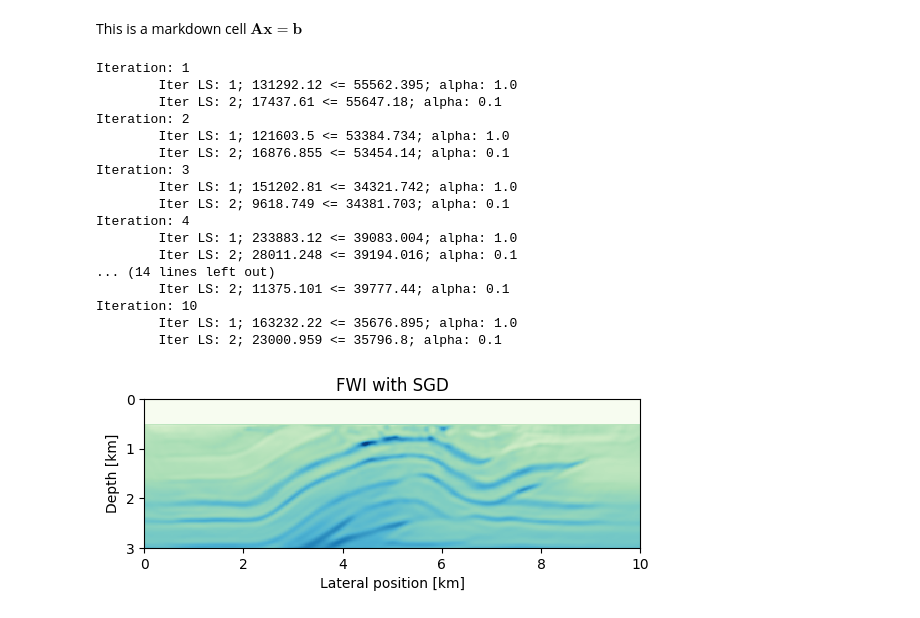
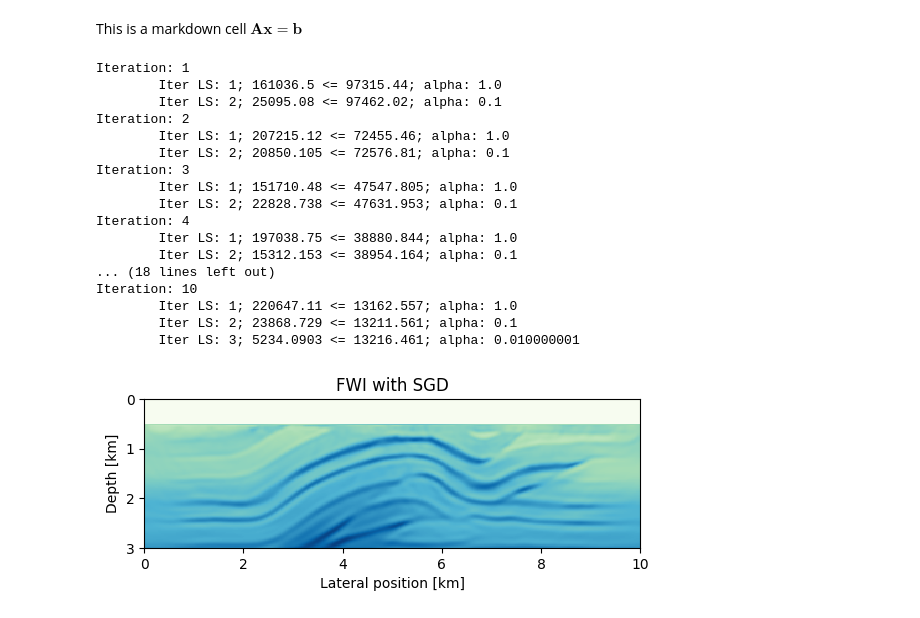
Before and after one commit to seg/tutorials-2018, a Jupyter notebook: 1802_FWI_Inversion/Notebook/full_waveform_inversion.ipynb, the cells around one changed output. Cells and saved outputs as stored; diff of their text form; code cells hidden in the pictures.

```diff
--- a/1802_FWI_Inversion/Notebook/full_waveform_inversion.ipynb
+++ b/1802_FWI_Inversion/Notebook/full_waveform_inversion.ipynb
@@ -69,7 +69,7 @@ mmin = vec((1f0./vmax).^2);
 mmax = vec((1f0./vmin).^2);
 # %%
 maxiter = 10
-batchsize = 4
+batchsize = 8
 proj(x) = reshape(median([vec(mmin) vec(x) vec(mmax)],2), model0.n)
 fhistory = zeros(Float32,maxiter)
 
@@ -89,27 +89,27 @@ for j=1:maxiter
 end
 # %% [output]
 Iteration: 1
-        Iter LS: 1; 131292.12 <= 55562.395; alpha: 1.0
-        Iter LS: 2; 17437.61 <= 55647.18; alpha: 0.1
+        Iter LS: 1; 161036.5 <= 97315.44; alpha: 1.0
+        Iter LS: 2; 25095.08 <= 97462.02; alpha: 0.1
 Iteration: 2
-        Iter LS: 1; 121603.5 <= 53384.734; alpha: 1.0
-        Iter LS: 2; 16876.855 <= 53454.14; alpha: 0.1
+        Iter LS: 1; 207215.12 <= 72455.46; alpha: 1.0
+        Iter LS: 2; 20850.105 <= 72576.81; alpha: 0.1
 Iteration: 3
-        Iter LS: 1; 151202.81 <= 34321.742; alpha: 1.0
-        Iter LS: 2; 9618.749 <= 34381.703; alpha: 0.1
+        Iter LS: 1; 151710.48 <= 47547.805; alpha: 1.0
+        Iter LS: 2; 22828.738 <= 47631.953; alpha: 0.1
 Iteration: 4
-        Iter LS: 1; 233883.12 <= 39083.004; alpha: 1.0
-        Iter LS: 2; 28011.248 <= 39194.016; alpha: 0.1
-... (14 lines left out)
-        Iter LS: 2; 11375.101 <= 39777.44; alpha: 0.1
+        Iter LS: 1; 197038.75 <= 38880.844; alpha: 1.0
+        Iter LS: 2; 15312.153 <= 38954.164; alpha: 0.1
+... (18 lines left out)
 Iteration: 10
-        Iter LS: 1; 163232.22 <= 35676.895; alpha: 1.0
-        Iter LS: 2; 23000.959 <= 35796.8; alpha: 0.1
+        Iter LS: 1; 220647.11 <= 13162.557; alpha: 1.0
+        Iter LS: 2; 23868.729 <= 13211.561; alpha: 0.1
+        Iter LS: 3; 5234.0903 <= 13216.461; alpha: 0.010000001
 # %%
-imshow(sqrt.(1f0./model0.m)', cmap="GnBu", extent=(0,10,3,0)); title("FWI with SGD")
+imshow(sqrt.(1f0./model0.m)', cmap="GnBu", extent=(0,10,3,0), vmin=1.5, vmax=5.4); title("FWI with SGD")
 xlabel("Lateral position [km]");
 ylabel("Depth [km]");
 # %% [output]
-[figure, old version]
+[figure, new version]
 # %%
 # Optimization parameters
```
Also changed, not shown: parts of 3 cells of this notebook, 4 other files.
